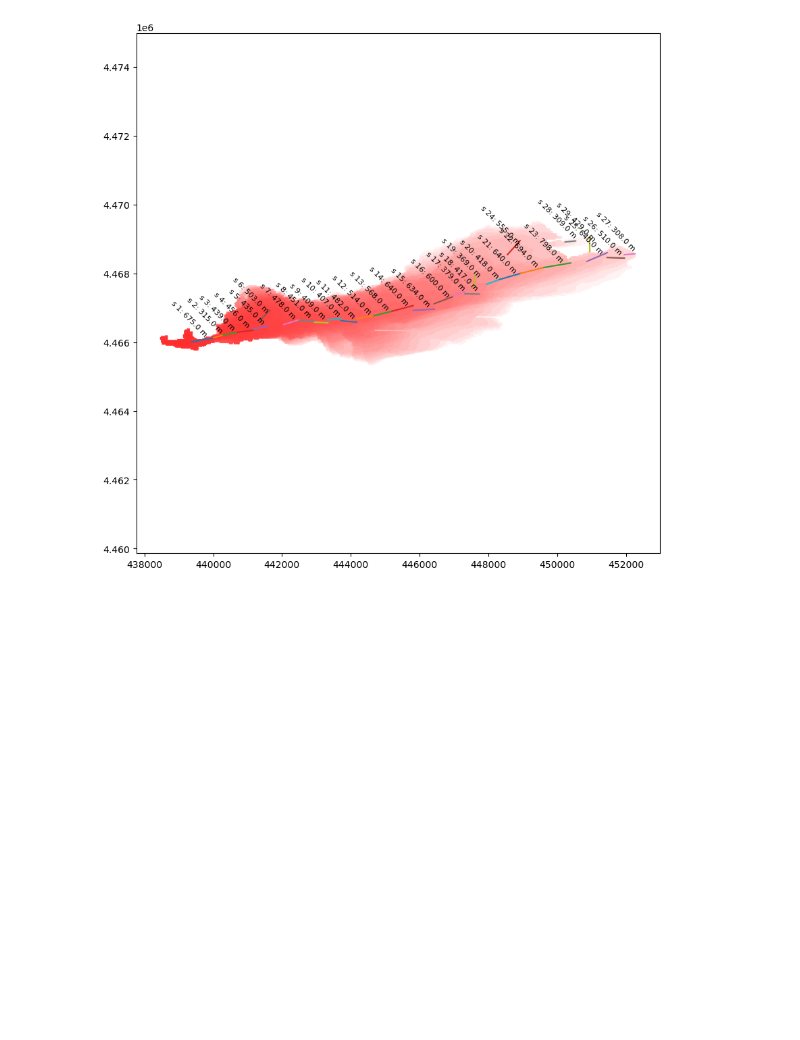
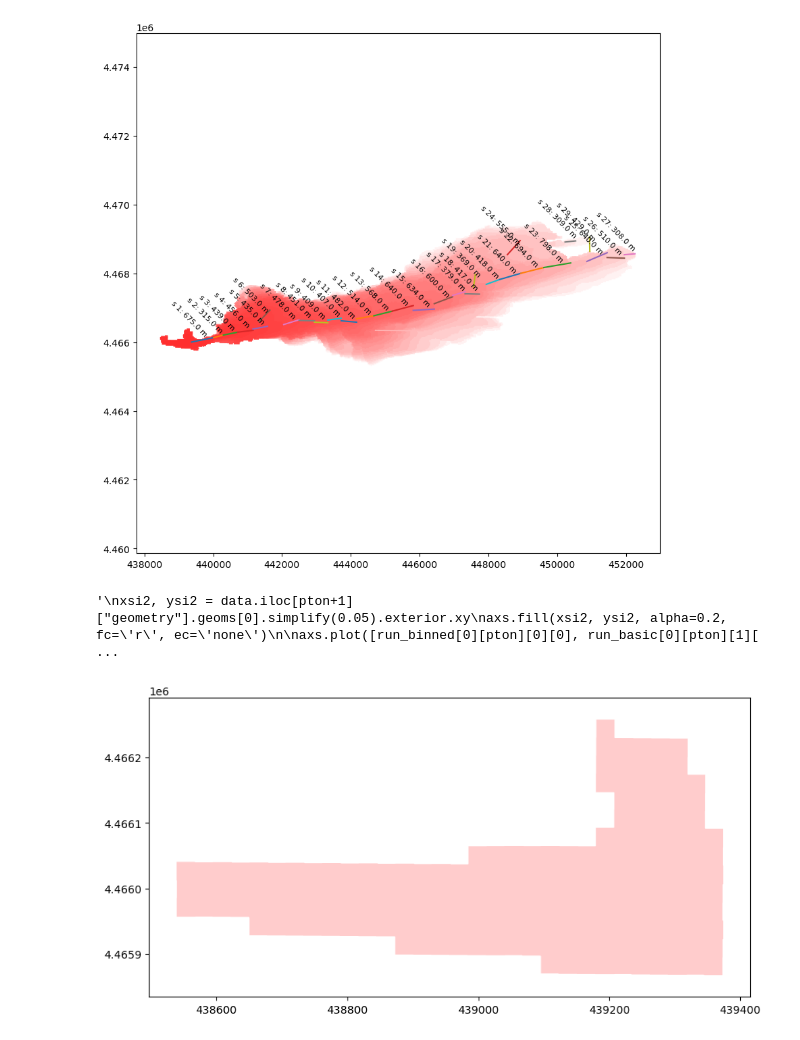
Before and after one commit to j-gams/fastfirespeed, a Jupyter notebook: firespeed.ipynb, the cells around one changed output. Drawn from its saved outputs; the diff is of its cells as text; code cells hidden in the pictures; blank space fills up the shorter version.

```diff
--- a/firespeed.ipynb
+++ b/firespeed.ipynb
@@ -554,12 +574,21 @@ for i in range(binned_run):
 [figure]
 # %%
 fig, axs = plt.subplots(1, 1, figsize=(10, 5))
-axs[0].set_aspect('equal', 'datalim')
+axs.set_aspect('equal', 'datalim')
 
-pton = 10
+pton = 0
 
 xsi1, ysi1 = data.iloc[pton]["geometry"].geoms[0].simplify(0.05).exterior.xy
-axs[0].fill(xsi1, ysi1, alpha=0.1, fc='r', ec='none')
+axs.fill(xsi1, ysi1, alpha=0.2, fc='r', ec='none')
 
+
+"""
 xsi2, ysi2 = data.iloc[pton+1]["geometry"].geoms[0].simplify(0.05).exterior.xy
-axs[0].fill(xsi2, ysi2, alpha=0.1, fc='r', ec='none')
+axs.fill(xsi2, ysi2, alpha=0.2, fc='r', ec='none')
+
+axs.plot([run_binned[0][pton][0][0], run_basic[0][pton][1][0]],
+                    [run_basic[0][pton][0][1], run_basic[0][pton][1][1]], color="blue")
+"""
+# %% [output]
+'\nxsi2, ysi2 = data.iloc[pton+1]["geometry"].geoms[0].simplify(0.05).exterior.xy\naxs.fill(xsi2, ysi2, alpha=0.2, fc=\'r\', ec=\'none\')\n\naxs.plot([run_binned[0][pton][0][0], run_basic[0][pton][1][ ...
+[figure, added]
```
Also changed, not shown: parts of 7 cells of this notebook, 1 other file.
